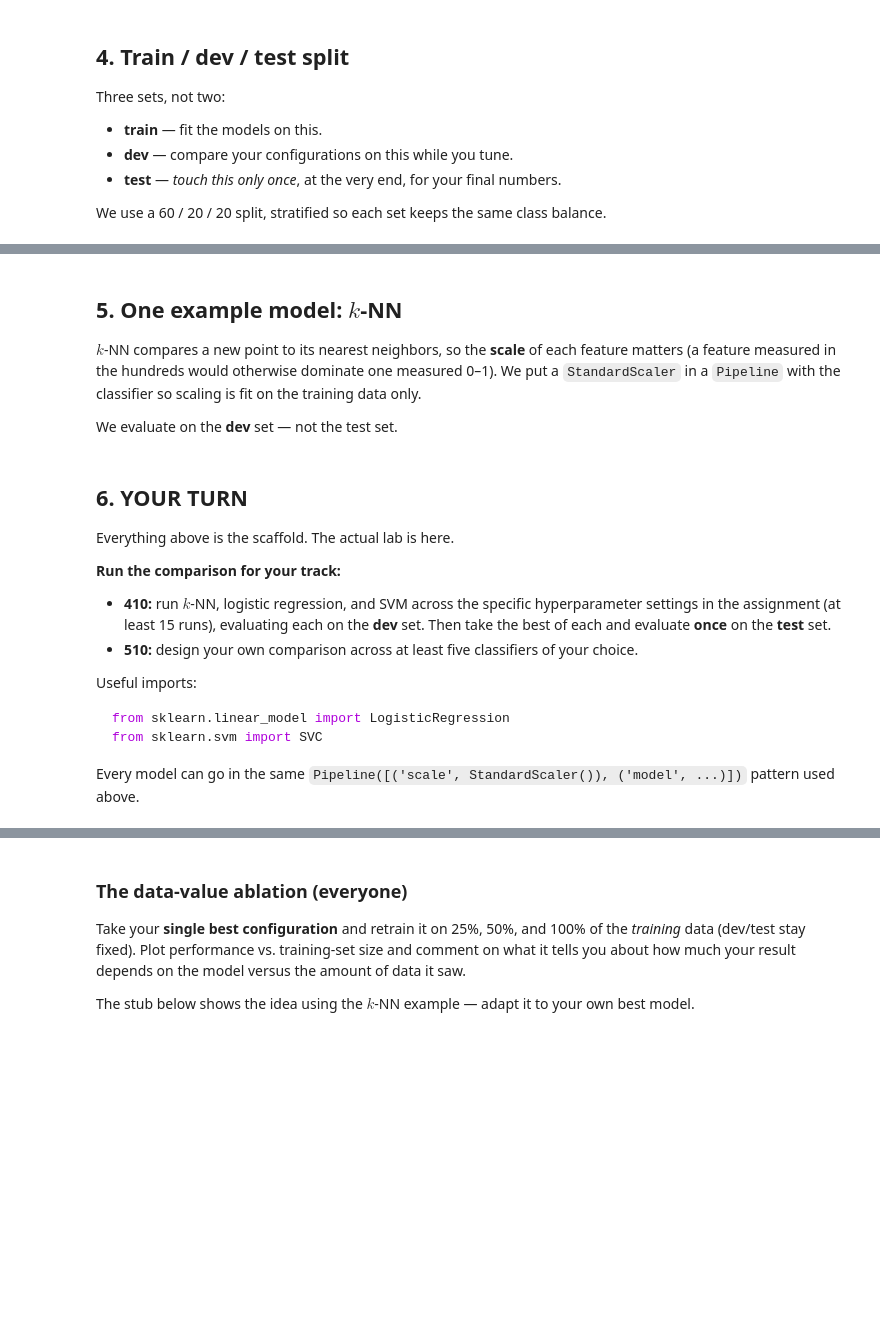
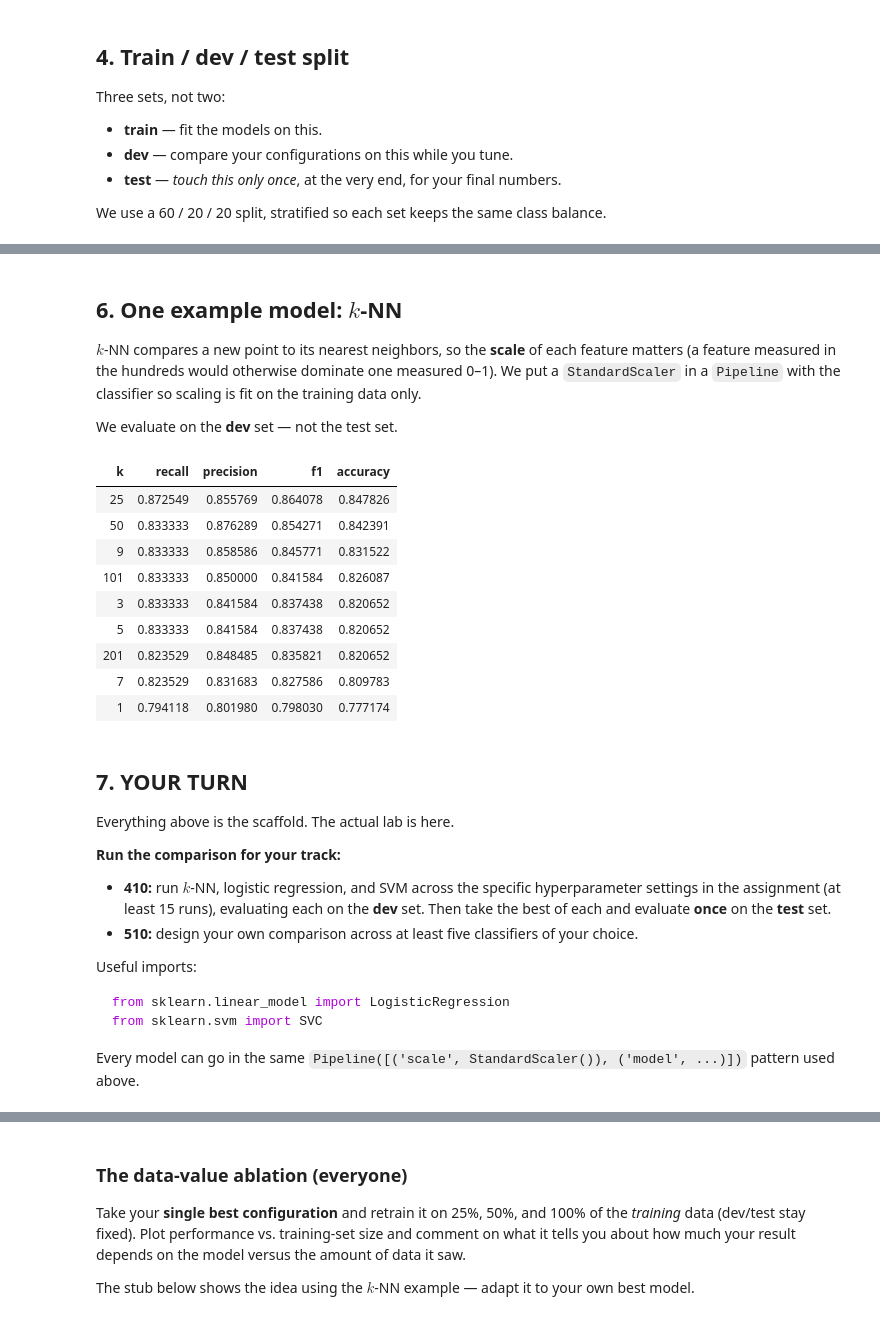
Before and after one commit to mhage82/ARI510, a Jupyter notebook: notebooks/lab1_starter_mohammad_hassan.ipynb, the cells around one changed output, grey strips where cells are left out. Saved outputs shown, nothing was run; the diff lists cells and outputs as text; code cells hidden in the pictures; blank space fills up the shorter version.

```diff
--- a/notebooks/lab1_starter_mohammad_hassan.ipynb
+++ b/notebooks/lab1_starter_mohammad_hassan.ipynb
@@ -68,5 +97,0 @@ These are deliberately basic. Better options exist (e.g., encoding inside a scik
-# %%
-X = pd.get_dummies(X, drop_first=True)          # categoricals -> 0/1 columns
-X = X.fillna(X.median(numeric_only=True))        # simple missing-value handling
-print('Feature matrix shape:', X.shape)
-X.head()
@@ -89,5 +243,5 @@ print(f'train: {len(X_train)}   dev: {len(X_dev)}   test: {len(X_test)}')
 # %% [markdown]
-## 5. One example model: $k$-NN
+## 6. One example model: $k$-NN
 
 $k$-NN compares a new point to its nearest neighbors, so the **scale** of each feature matters (a feature measured in the hundreds would otherwise dominate one measured 0–1). We put a `StandardScaler` in a `Pipeline` with the classifier so scaling is fit on the training data only.
 
@@ -107,5 +249,38 @@ print(confusion_matrix(y_dev, dev_pred))
+# %%
+k_values = [1, 3, 5, 7, 9, 25,50,101,201]
+knn_results = []
+for k in k_values:
+    knn = Pipeline([
+        ('scale', StandardScaler()),
+        ('knn', KNeighborsClassifier(n_neighbors=k)),
+    ])
+    knn.fit(X_train_final, y_train)
+
+    dev_pred = knn.predict(X_dev_final)
+    knn_results.append({
+        "k": k,
+        "recall": recall_score(y_dev, dev_pred),
+        "precision": precision_score(y_dev, dev_pred),
+        "f1": f1_score(y_dev, dev_pred),
+        "accuracy": accuracy_score(y_dev, dev_pred)
+    })
+knn_results_df = pd.DataFrame(knn_results)
+knn_results_df = knn_results_df.sort_values(by=["recall", "precision"],
+                                            ascending=[False, False])
+knn_results_df.style.hide(axis="index")
+# %% [output]
+| k | recall | precision | f1 | accuracy |
+| 25 | 0.872549 | 0.855769 | 0.864078 | 0.847826 |
+| 50 | 0.833333 | 0.876289 | 0.854271 | 0.842391 |
+| 9 | 0.833333 | 0.858586 | 0.845771 | 0.831522 |
+| 101 | 0.833333 | 0.850000 | 0.841584 | 0.826087 |
+| 3 | 0.833333 | 0.841584 | 0.837438 | 0.820652 |
+| 5 | 0.833333 | 0.841584 | 0.837438 | 0.820652 |
+| 201 | 0.823529 | 0.848485 | 0.835821 | 0.820652 |
+| 7 | 0.823529 | 0.831683 | 0.827586 | 0.809783 |
+| 1 | 0.794118 | 0.801980 | 0.798030 | 0.777174 |
 # %% [markdown]
-## 6. YOUR TURN
+## 7. YOUR TURN
 
 Everything above is the scaffold. The actual lab is here.
 
```
Also changed, not shown: parts of 15 cells of this notebook, 5 other files.
